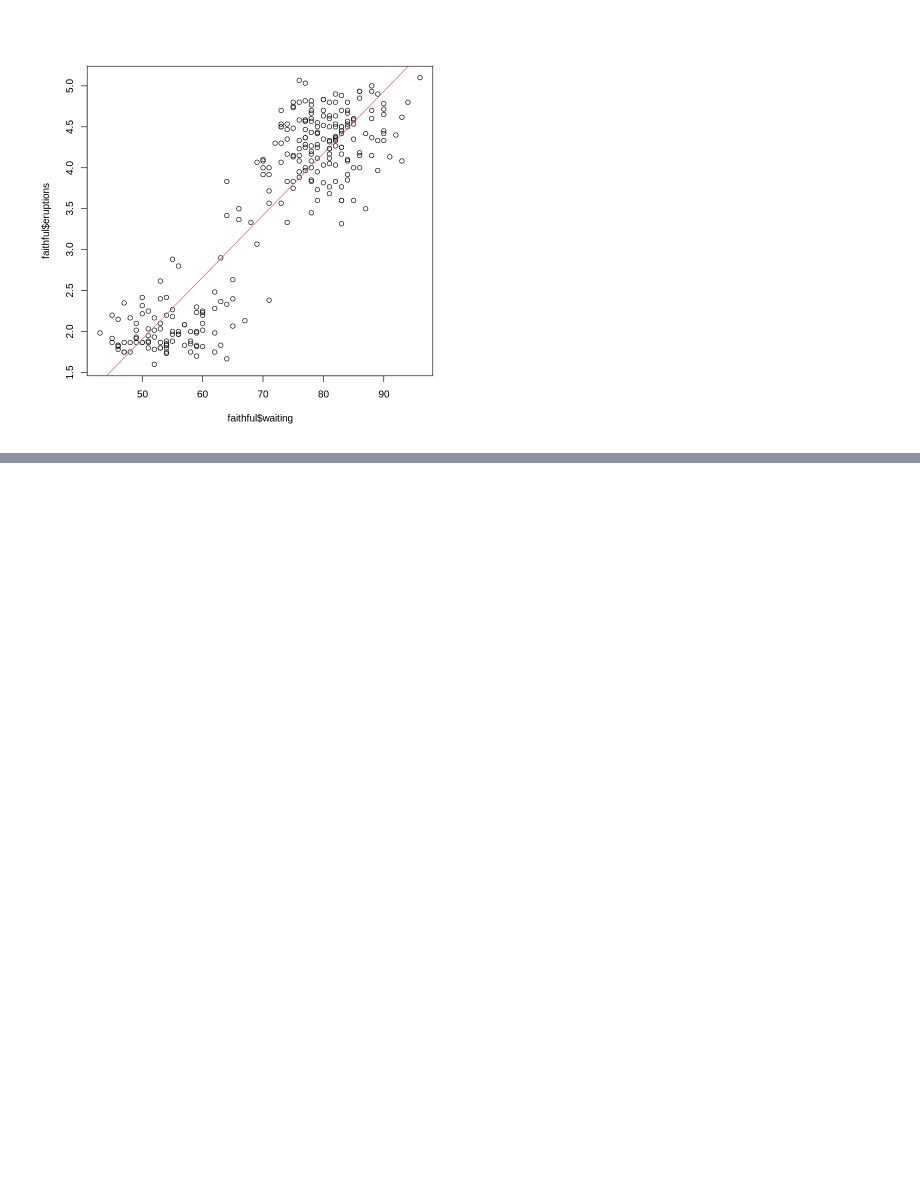
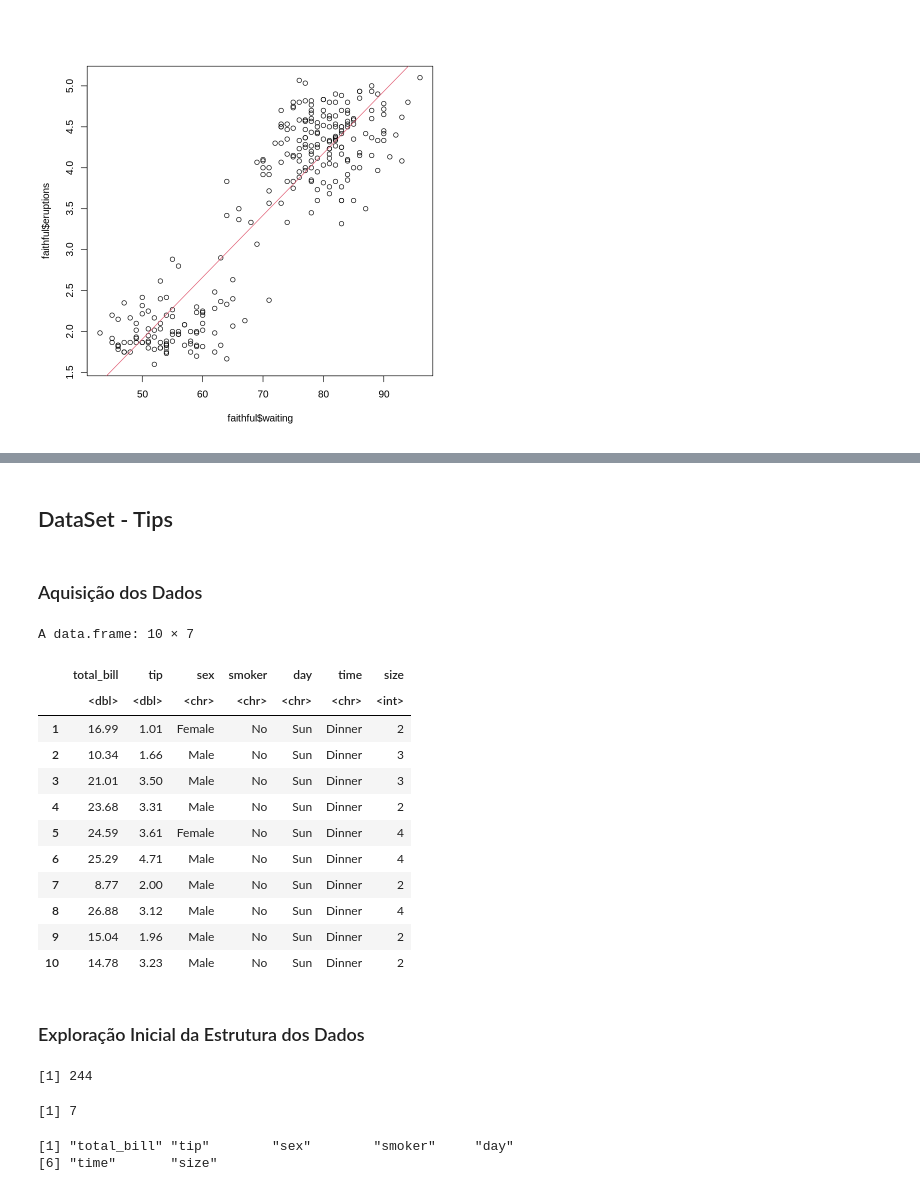
Before and after one commit to hevertonvalerio/Ciencia_de_dados_Mackenzie, a Jupyter notebook: modulo_2/Anotações_R_Análise_Exploratória_de_Dados.ipynb, the cells around one changed output, grey strips where cells are left out. Saved outputs shown, nothing was run; the diff lists cells and outputs as text; code cells hidden in the pictures; blank space fills up the shorter version.

```diff
--- a/modulo_2/Anotações_R_Análise_Exploratória_de_Dados.ipynb
+++ b/modulo_2/Anotações_R_Análise_Exploratória_de_Dados.ipynb
@@ -56,0 +257,34 @@ F-statistic:  1162 on 1 and 270 DF,  p-value: < 2.2e-16
+# %% [markdown]
+## DataSet - Tips
+# %% [markdown]
+### Aquisição dos Dados
+# %%
+df = read.csv("http://meusite.mackenzie.br/rogerio/data_load/tips.csv")
+head(df)
+# %% [output]
+A data.frame: 10 × 7
+|  | total_bill | tip | sex | smoker | day | time | size |
+|  | <dbl> | <dbl> | <chr> | <chr> | <chr> | <chr> | <int> |
+| 1 | 16.99 | 1.01 | Female | No | Sun | Dinner | 2 |
+| 2 | 10.34 | 1.66 | Male | No | Sun | Dinner | 3 |
+| 3 | 21.01 | 3.50 | Male | No | Sun | Dinner | 3 |
+| 4 | 23.68 | 3.31 | Male | No | Sun | Dinner | 2 |
+| 5 | 24.59 | 3.61 | Female | No | Sun | Dinner | 4 |
+| 6 | 25.29 | 4.71 | Male | No | Sun | Dinner | 4 |
+| 7 | 8.77 | 2.00 | Male | No | Sun | Dinner | 2 |
+| 8 | 26.88 | 3.12 | Male | No | Sun | Dinner | 4 |
+| 9 | 15.04 | 1.96 | Male | No | Sun | Dinner | 2 |
+| 10 | 14.78 | 3.23 | Male | No | Sun | Dinner | 2 |
+# %% [markdown]
+### Exploração Inicial da Estrutura dos Dados
+# %%
+nrow(df)
+ncol(df)
+# %% [output]
+[1] 244
+[1] 7
+# %%
+colnames(df)
+# %% [output]
+[1] "total_bill" "tip"        "sex"        "smoker"     "day"
+[6] "time"       "size"
```
Also changed, not shown: parts of 53 cells of this notebook.
